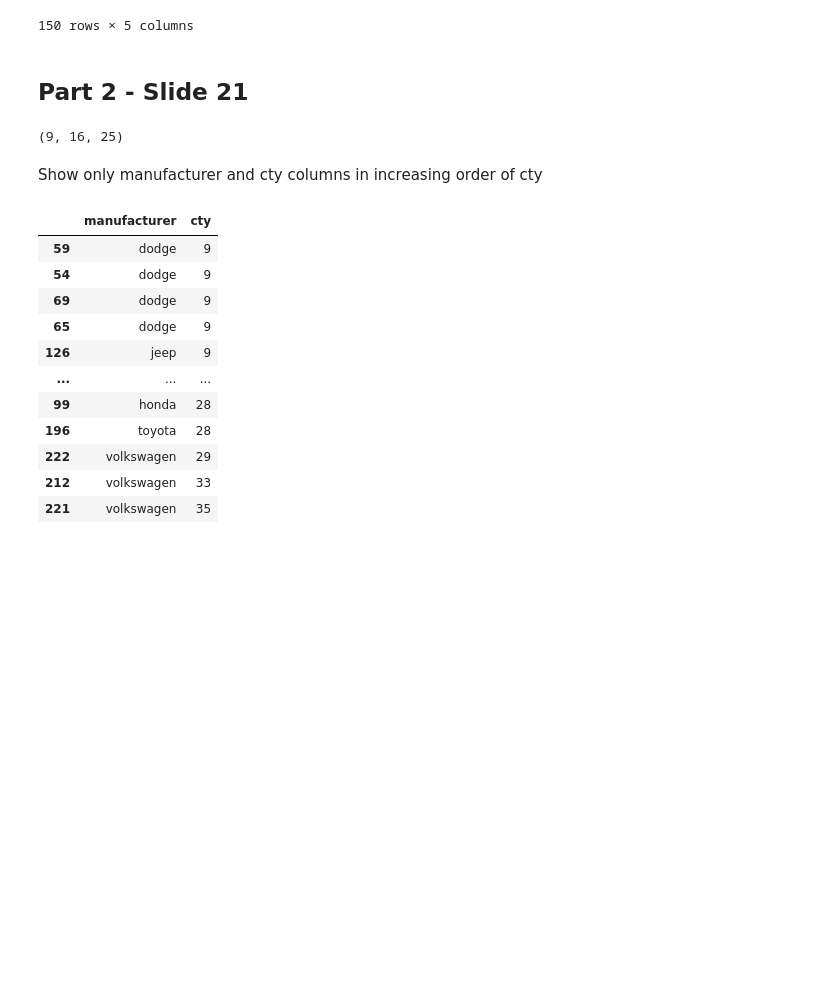
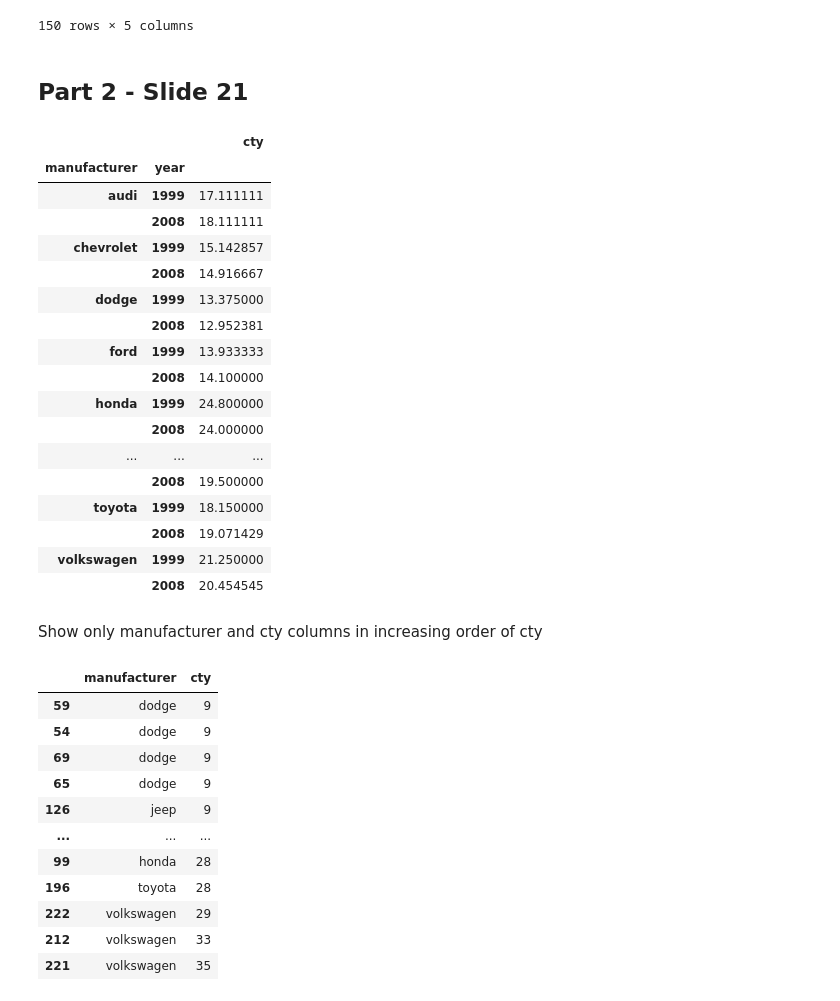
Before and after one commit to Avelez164/Data-Science-Big-Data, a Jupyter notebook: wrangling_pandas.ipynb, the cells around one changed output. Saved outputs shown, nothing was run; the diff lists cells and outputs as text; code cells hidden in the pictures; blank space fills up the shorter version.

```diff
--- a/wrangling_pandas.ipynb
+++ b/wrangling_pandas.ipynb
@@ -102,15 +115,31 @@ iris.sort_values(['Sepal.Length'], key=lambda col: -col)
 # %%
 mpg_dataset = sm.datasets.get_rdataset("mpg", "ggplot2")
 mpg = mpg_dataset.data
-# %%
-def square1(n):  return n ** 2
-
-square2 = lambda n: n ** 2
-
-
-square1(3), square2(4), (lambda n: n ** 2)(5)
-# %% [output]
-(9, 16, 25)
+# %%
+(
+    mpg
+    .groupby(['manufacturer', 'year'])
+    .agg({'cty': 'mean'})
+)
+# %% [output]
+|  |  | cty |
+| manufacturer | year |  |
+| audi | 1999 | 17.111111 |
+|  | 2008 | 18.111111 |
+| chevrolet | 1999 | 15.142857 |
+|  | 2008 | 14.916667 |
+| dodge | 1999 | 13.375000 |
+|  | 2008 | 12.952381 |
+| ford | 1999 | 13.933333 |
+|  | 2008 | 14.100000 |
+| honda | 1999 | 24.800000 |
+|  | 2008 | 24.000000 |
+| ... | ... | ... |
+|  | 2008 | 19.500000 |
+| toyota | 1999 | 18.150000 |
+|  | 2008 | 19.071429 |
+| volkswagen | 1999 | 21.250000 |
+|  | 2008 | 20.454545 |
 # %% [markdown]
 Show only manufacturer and cty columns in increasing order of cty
 # %%
```
Also changed, not shown: parts of 11 cells of this notebook.
